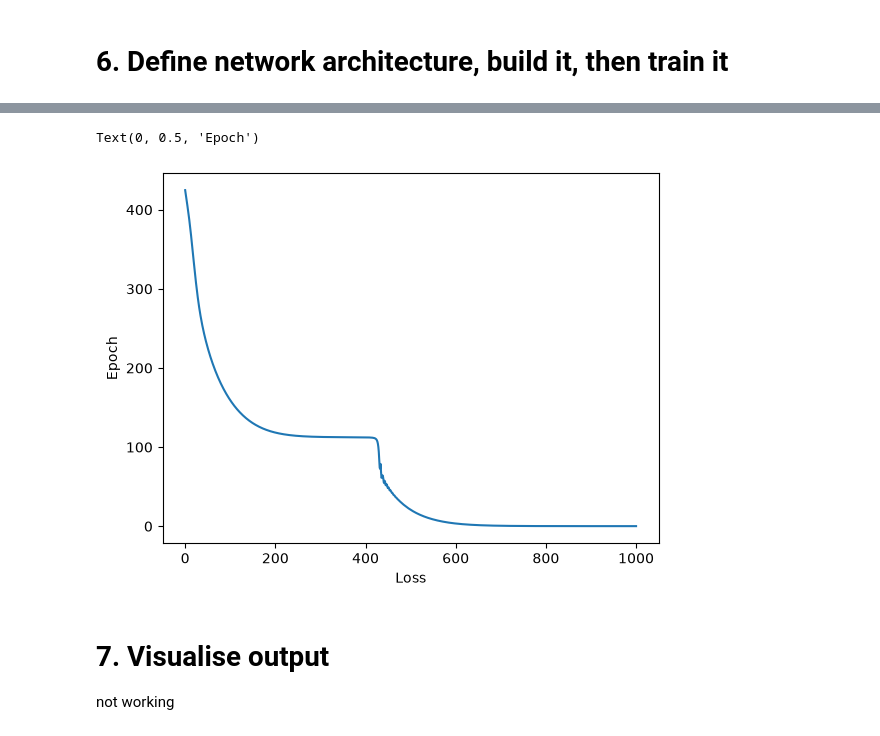
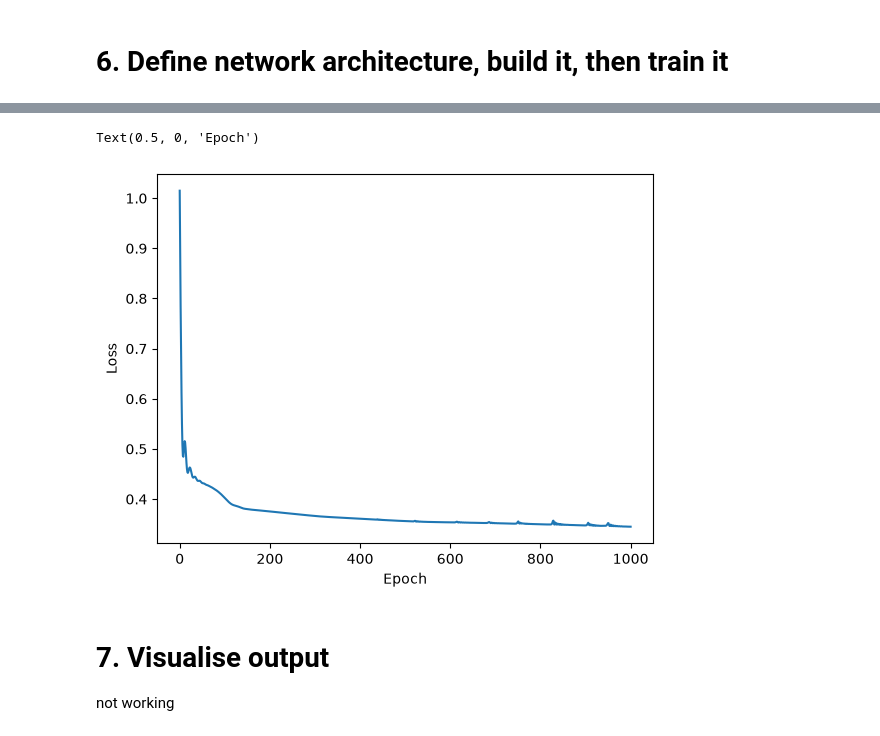
Before and after one commit to omarabdesslem/PIIM, a Jupyter notebook: Code/fwd_PINN.ipynb, the cells around one changed output, grey strips where cells are left out. Cells and saved outputs as stored; diff of their text form; code cells hidden in the pictures.

```diff
--- a/Code/fwd_PINN.ipynb
+++ b/Code/fwd_PINN.ipynb
@@ -377,12 +403,15 @@ def loss_pde(model, x, y):
     H_y = torch.autograd.grad(H, y,
                               grad_outputs=torch.ones_like(H),
                               create_graph=True)[0]
-    H_yy = torch.autograd.grad(H_y, y,
+    H_yy = torch.autograd.grad(H_x, y,
                               grad_outputs=torch.ones_like(H),
                               create_graph=True)[0]
 
     pde_residual = H_xx + H_yy
     return torch.mean(pde_residual**2)
+
+
+# when y derivative of head must vanish
 # %% [markdown]
 # 6. Define network architecture, build it, then train it
 # %%
@@ -396,7 +425,10 @@ optimizer = torch.optim.Adam(model.parameters(), lr=0.001)
 num_epochs = 1000
 
 pde_weight = 1
-bc_weight = 1
+bc_weight_1 = 1
+bc_weight_2 = 1
+bc_weight_3 = 1
+bc_weight_4 = 1
 
 losses = []
 
@@ -404,19 +436,25 @@ losses = []
 for epoch in range(num_epochs):
     optimizer.zero_grad()
     # Compute losses
-    bc_h1_loss = loss_bc_value(model, x_bc_h1, y_bc_h1, h1)
-    bc_h2_loss = loss_bc_value(model, x_bc_h2, y_bc_h2, h2)
-    bc_vx0_loss = loss_bc_grad(model, x_bc_vx0, y_bc_vx0, dim=0)
-    bc_vy0_loss = loss_bc_grad(model, x_bc_vy0, y_bc_vy0, dim=1)
+    bc_h1_loss = loss_bc_value(model, bc['h1'][:,0].reshape(-1, 1), bc['h1'][:,1].reshape(-1, 1), 1)
+    bc_h2_loss = loss_bc_value(model, bc['h2'][:,0].reshape(-1, 1), bc['h2'][:,1].reshape(-1, 1), 0)
+    bc_vx0_loss = loss_bc_grad(model, bc['vx0'][:,0].reshape(-1, 1), bc['vx0'][:,1].reshape(-1, 1), dim=0)
+    bc_vy0_loss = loss_bc_grad(model, bc['vy0'][:,0].reshape(-1, 1), bc['vy0'][:,1].reshape(-1, 1), dim=1)
 
     pde_loss = loss_pde(model, x_internal, y_internal)
 
     # combine losses
-    loss = bc_weight * bc_h1_loss + bc_weight * bc_h2_loss + bc_weight * bc_vx0_loss + bc_weight * bc_vy0_loss + pde_weight * pde_loss
+    loss = bc_weight_1 * bc_h1_loss + bc_weight_2 * bc_h2_loss + bc_weight_3 * bc_vx0_loss + bc_weight_4 * bc_vy0_loss + pde_weight * pde_loss
     loss.backward()
     optimizer.step()
 
     losses.append(loss.item())
     if epoch % 100 == 0:
         print(f"Epoch {epoch}: Loss = {loss.item():.4e}, PDE Loss = {pde_loss.item():.4e}, BC h1 Loss = {bc_h1_loss.item():.4e}, BC h2 Loss {bc_h2_loss.item():.4e}, BC vx0 Loss {bc_vx0_loss}, BC vy0 Loss {bc_vy0_loss}")
+
+
+epochs = np.linspace(0, num_epochs, len(losses))
+plt.plot(epochs, losses)
+plt.ylabel("Loss")
+plt.xlabel("Epoch")
 # %% [output]
@@ -433,11 +471,5 @@ Epoch 900: Loss = 1.4597e-01, PDE Loss = 6.9388e-02, BC h1 Loss = 1.2426e-02, BC
+Text(0.5, 0, 'Epoch')
+[figure, added]
-# %%
-epochs = np.linspace(0, num_epochs, len(losses))
-plt.plot(epochs, losses)
-plt.xlabel("Loss")
-plt.ylabel("Epoch")
-# %% [output]
-Text(0, 0.5, 'Epoch')
-[figure, removed]
 # %% [markdown]
 # 7. Visualise output
 not working
```
Also changed, not shown: parts of 10 cells of this notebook, 1 other file.
